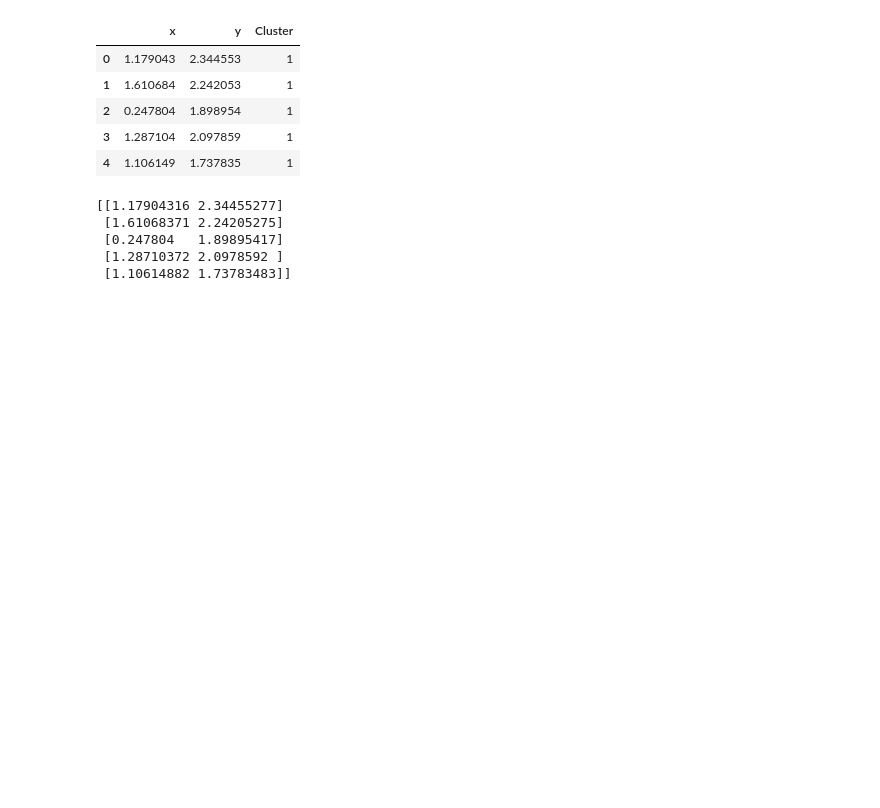
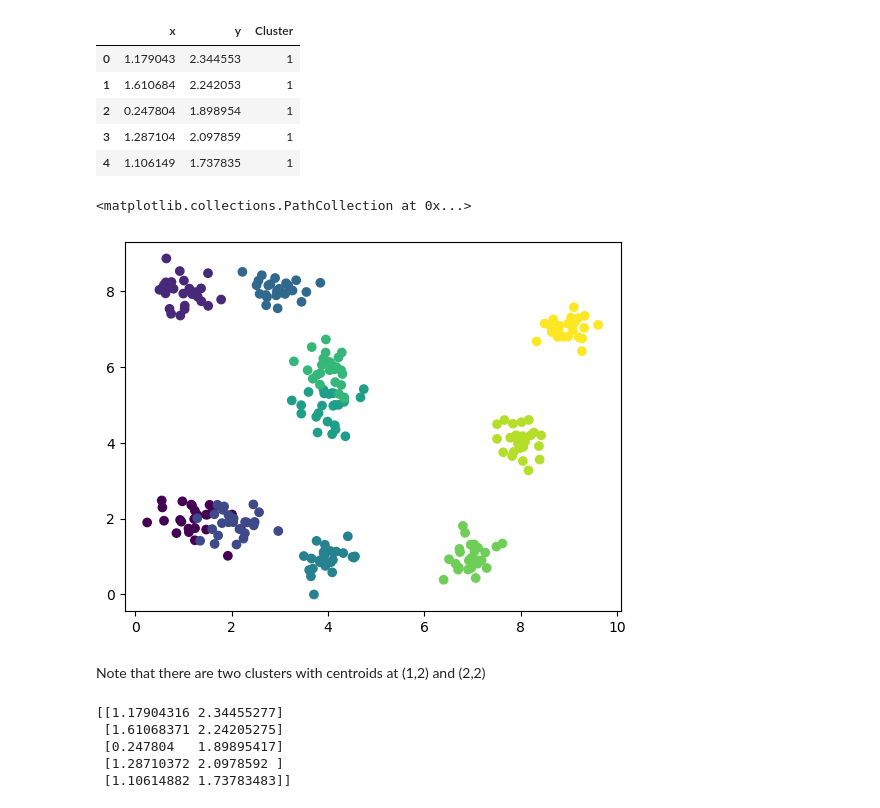
Before and after one commit to mleiwe/dCrawler, a Jupyter notebook: Python_implementation/crawler_sklearn_interface.ipynb, the cells around one changed output. Saved outputs shown, nothing was run; the diff lists cells and outputs as text; code cells hidden in the pictures; blank space fills up the shorter version.

Commit message:
Update with my comments
Comments attached. Also plotted the raw data so you can see. Would suggest that the gene data example you have goes in as a separate training tutorial

```diff
--- a/Python_implementation/crawler_sklearn_interface.ipynb
+++ b/Python_implementation/crawler_sklearn_interface.ipynb
@@ -119,7 +137,7 @@ class DCrawler:
         return np.sqrt(np.sum((point1 - point2) ** 2))
 # %%
 import pandas as pd
-data_path = "demodata.csv"
+data_path = "../DemoData/demodata.csv"
 df = pd.read_csv(data_path)
 df.head()
 # %% [output]
@@ -129,6 +147,17 @@ df.head()
 | 2 | 0.247804 | 1.898954 | 1 |
 | 3 | 1.287104 | 2.097859 | 1 |
 | 4 | 1.106149 | 1.737835 | 1 |
+# %%
+# Plotting here to show the ground truth
+import matplotlib.pyplot as plt
+fig = plt.gcf()
+ax = fig.gca()
+plt.scatter(df['x'],df['y'],c=df['Cluster'])
+# %% [output]
+<matplotlib.collections.PathCollection at 0x...>
+[figure, added]
+# %% [markdown]
+Note that there are two clusters with centroids at (1,2) and (2,2)
 # %%
 data = df.to_numpy()[:,:2]
 print(data[:5,:])
```
Also changed, not shown: parts of 3 cells of this notebook.
